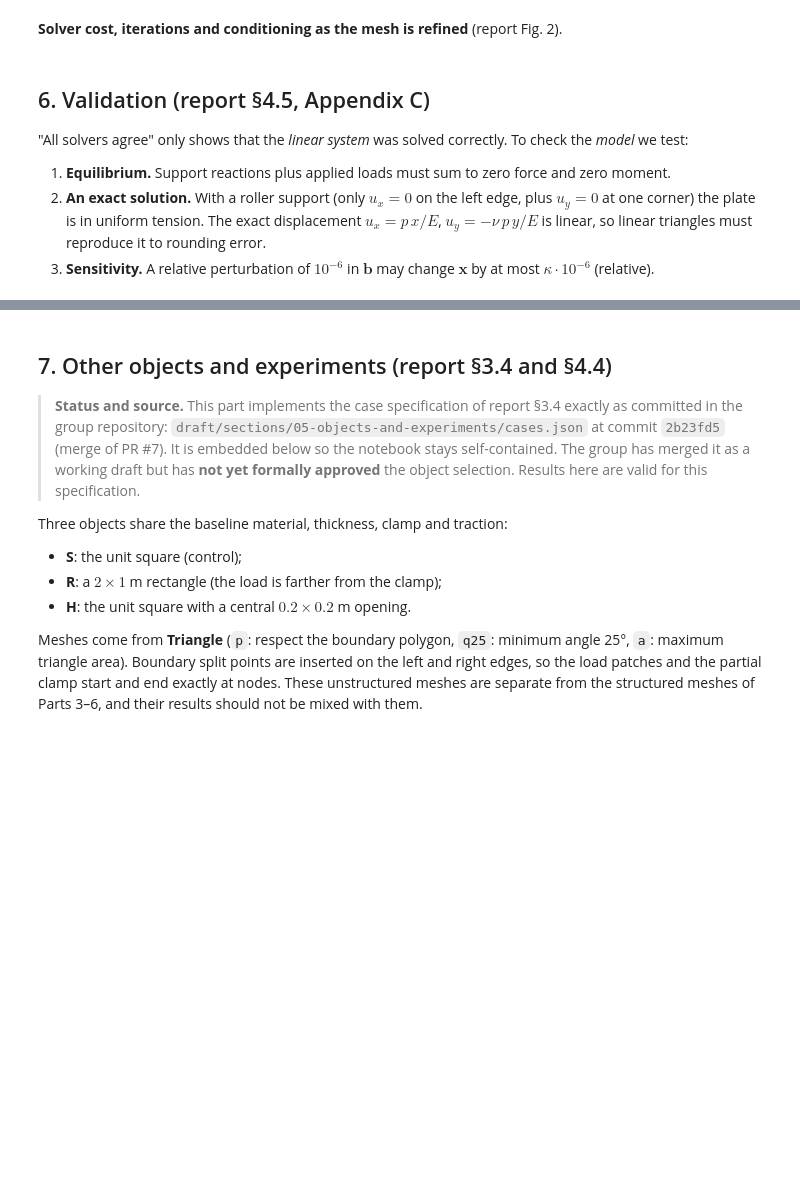
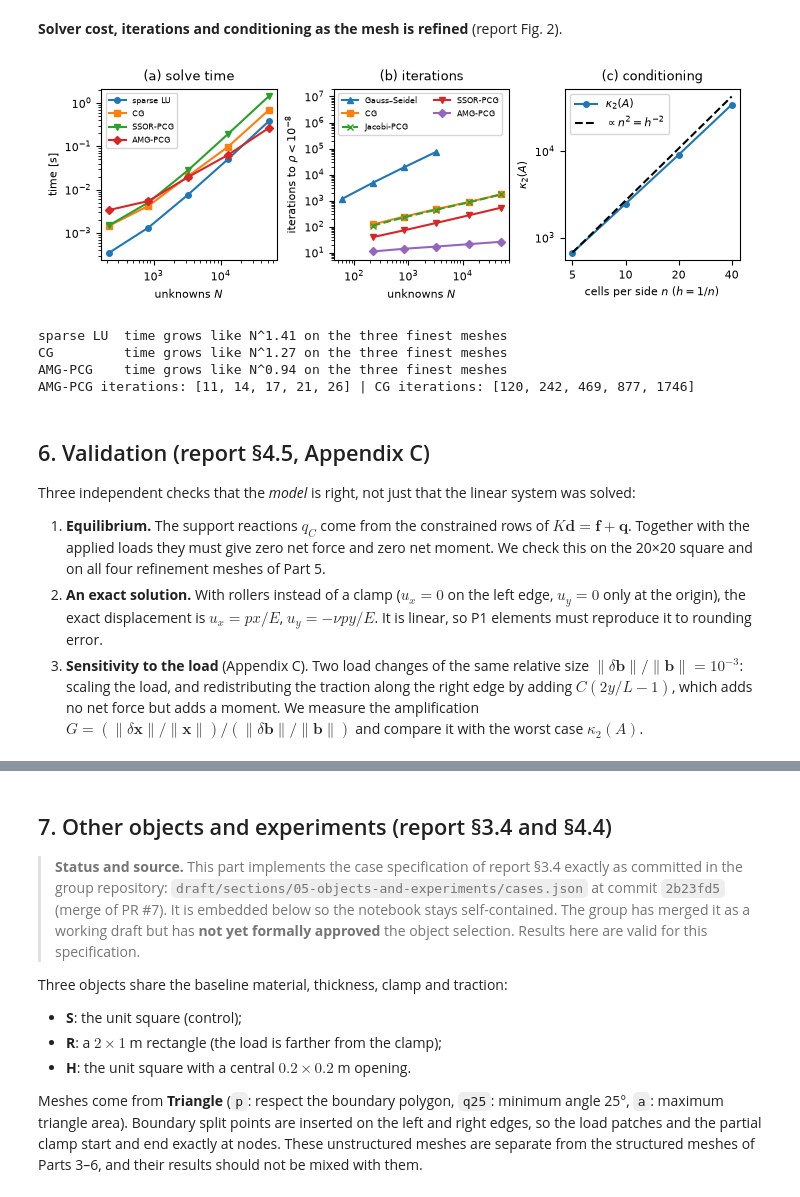
Before and after one commit to Pueblo98/NLA, a Jupyter notebook: notebook/Group02_Notebook.ipynb, the cells around one changed output, grey strips where cells are left out. Drawn from its saved outputs; the diff is of its cells as text; code cells hidden in the pictures; blank space fills up the shorter version.

```diff
--- a/notebook/Group02_Notebook.ipynb
+++ b/notebook/Group02_Notebook.ipynb
@@ -494,21 +620,6 @@ save(fig, "structured_refinement"); plt.show()
 The three solvers are applied to the same $A$ and $\mathbf{b}$ on four structured meshes, and we report the time, the iterations and the final relative residual. Times are the best of 3 runs, except Gauss–Seidel, which runs once (it takes about a minute on the finest mesh). Gauss–Seidel gets a budget of 100,000 sweeps so that it converges on every mesh. Times depend on the machine; iteration counts do not.
 # %%
 # Part 5.1. Sparse LU, Gauss-Seidel and CG on the same systems, for several mesh sizes
-import time
-import csv
-def save_rows(path, rows):   # small CSV writer (the notebook's write_csv is defined later, in Part 8)
-    with open(path, "w", newline="") as fh:
-        w = csv.DictWriter(fh, fieldnames=list(rows[0])); w.writeheader(); w.writerows(rows)
-
-def best_time(fn, reps=3):
-    times, out = [], None
-    for _ in range(reps):
-        t0 = time.perf_counter(); out = fn(); times.append(time.perf_counter() - t0)
-    return min(times), out
-
-def rel_res(A, b, x):
-    return np.linalg.norm(b - A @ x) / np.linalg.norm(b)
-
 scaling = []
 for n_sc in (5, 10, 20, 40):
     c_sc = plate_case(n_sc); A_sc, b_sc = c_sc["A"], c_sc["b"]
@@ -579,33 +697,45 @@ save_rows(OUT / "results" / "preconditioners.csv", precond)
 # %%
 # Figure: solver cost, iterations and conditioning as the number of unknowns grows
 with plt.rc_context({"font.size": 8}):
     fig, axes = plt.subplots(1, 3, figsize=(7, 2.4), constrained_layout=True)
     Np = np.array([row["unknowns"] for row in precond])
     for col, sty, lab in [("lu_time_s", "o-", "sparse LU"), ("CG time_s", "s-", "CG"),
                           ("SSOR-PCG time_s", "v-", "SSOR-PCG"), ("AMG-PCG time_s", "D-", "AMG-PCG")]:
         axes[0].loglog(Np, [row[col] for row in precond], sty, ms=4, label=lab)
     axes[0].set(xlabel="unknowns $N$", ylabel="time [s]", title="(a) solve time"); axes[0].legend(fontsize=6)
     Ns = np.array([row["unknowns"] for row in scaling])
     axes[1].loglog(Ns, [row["gs_its"] for row in scaling], "^-", ms=4, label="Gauss–Seidel")
     for pc, sty in [("CG", "s-"), ("Jacobi-PCG", "x--"), ("SSOR-PCG", "v-"), ("AMG-PCG", "D-")]:
         axes[1].loglog(Np, [row[pc + " its"] for row in precond], sty, ms=4, label=pc)
     axes[1].set(xlabel="unknowns $N$", ylabel=r"iterations to $\rho<10^{-8}$", title="(b) iterations")
     axes[1].set_ylim(5, 2e7); axes[1].legend(fontsize=6, ncol=2, loc="upper left")
     n_cells = np.array([row["n"] for row in scaling])
     axes[2].loglog(n_cells, [row["kappa"] for row in scaling], "o-", ms=4, label=r"$\kappa_2(A)$")
     axes[2].loglog(n_cells, scaling[0]["kappa"] * (n_cells / n_cells[0]) ** 2, "k--", label=r"$\propto n^2 = h^{-2}$")
     axes[2].set_xticks(n_cells, [str(v) for v in n_cells]); axes[2].minorticks_off()
     axes[2].set(xlabel="cells per side $n$ ($h=1/n$)", ylabel=r"$\kappa_2(A)$", title="(c) conditioning")
     axes[2].legend()
     save(fig, "solver_scaling"); plt.show()
+
+N_big = np.array([row["unknowns"] for row in precond[-3:]], float)
+for col, lab in [("lu_time_s", "sparse LU"), ("CG time_s", "CG"), ("AMG-PCG time_s", "AMG-PCG")]:
+    slope = np.polyfit(np.log(N_big), np.log([row[col] for row in precond[-3:]]), 1)[0]
+    print(f"{lab:10s} time grows like N^{slope:.2f} on the three finest meshes")
+print("AMG-PCG iterations:", [row["AMG-PCG its"] for row in precond], "| CG iterations:", [row["CG its"] for row in precond])
+# %% [output]
+[figure, added]
+sparse LU  time grows like N^1.41 on the three finest meshes
+CG         time grows like N^1.27 on the three finest meshes
+AMG-PCG    time grows like N^0.94 on the three finest meshes
+AMG-PCG iterations: [11, 14, 17, 21, 26] | CG iterations: [120, 242, 469, 877, 1746]
 # %% [markdown]
 ## 6. Validation (report §4.5, Appendix C)
 
-"All solvers agree" only shows that the *linear system* was solved correctly. To check the *model* we test:
+Three independent checks that the *model* is right, not just that the linear system was solved:
 
-1. **Equilibrium.** Support reactions plus applied loads must sum to zero force and zero moment.
-2. **An exact solution.** With a roller support (only $u_x = 0$ on the left edge, plus $u_y = 0$ at one corner) the plate is in uniform tension. The exact displacement $u_x = p\,x/E$, $u_y = -\nu\,p\,y/E$ is linear, so linear triangles must reproduce it to rounding error.
-3. **Sensitivity.** A relative perturbation of $10^{-6}$ in $\mathbf{b}$ may change $\mathbf{x}$ by at most $\kappa \cdot 10^{-6}$ (relative).
+1. **Equilibrium.** The support reactions $q_C$ come from the constrained rows of $K\mathbf d=\mathbf f+\mathbf q$. Together with the applied loads they must give zero net force and zero net moment. We check this on the 20×20 square and on all four refinement meshes of Part 5.
+2. **An exact solution.** With rollers instead of a clamp ($u_x=0$ on the left edge, $u_y=0$ only at the origin), the exact displacement is $u_x = px/E$, $u_y=-\nu p y/E$. It is linear, so P1 elements must reproduce it to rounding error.
+3. **Sensitivity to the load** (Appendix C). Two load changes of the same relative size $\|\delta\mathbf b\|/\|\mathbf b\| = 10^{-3}$: scaling the load, and redistributing the traction along the right edge by adding $C(2y/L-1)$, which adds no net force but adds a moment. We measure the amplification $G = (\|\delta\mathbf x\|/\|\mathbf x\|)/(\|\delta\mathbf b\|/\|\mathbf b\|)$ and compare it with the worst case $\kappa_2(A)$.
 # %%
 def equilibrium(case, x):
     d = case["d"].copy(); d[case["free"]] = x
```
Also changed, not shown: parts of 33 cells of this notebook, 20 other files.
